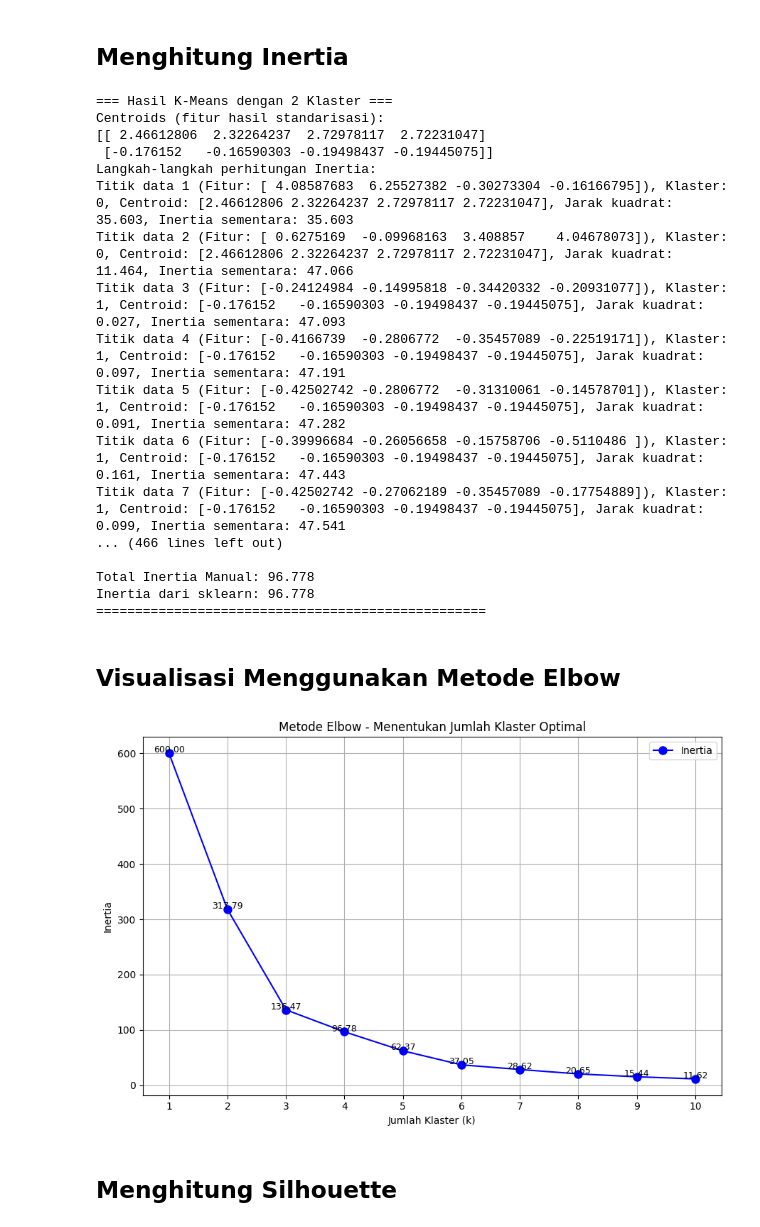
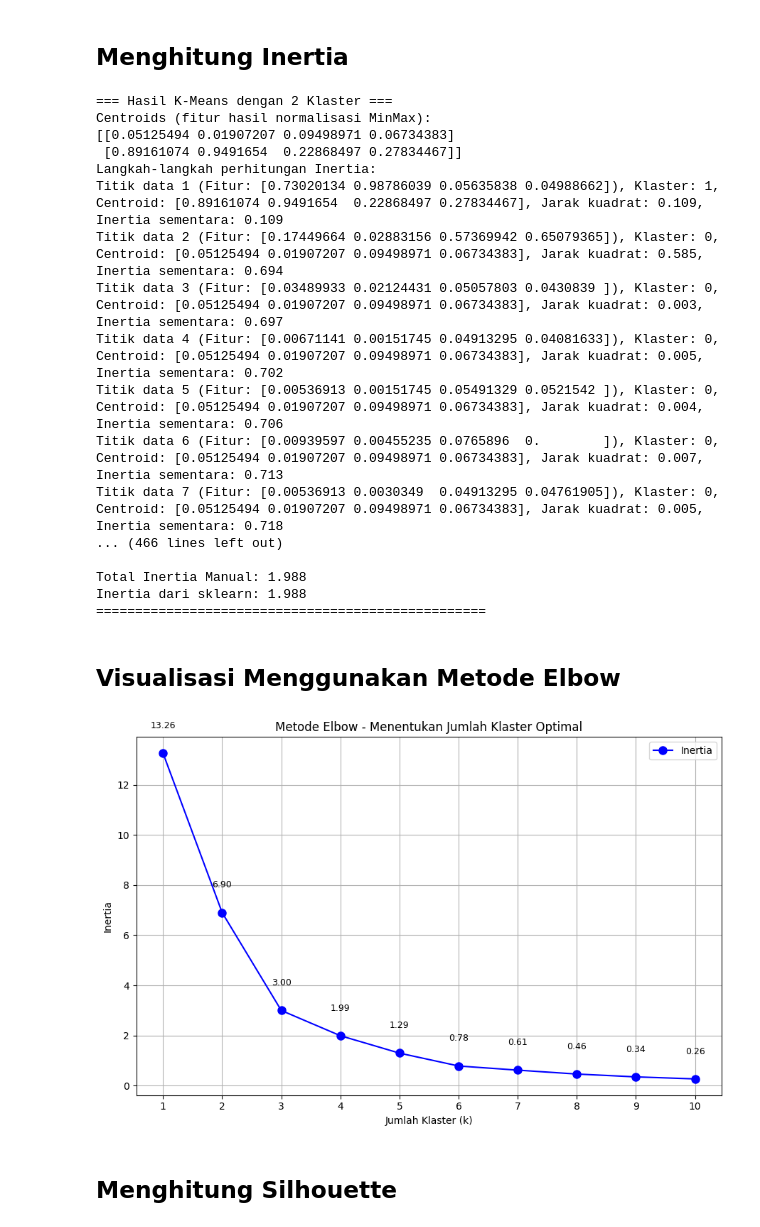
Before and after one commit to fuad76/pendata, a Jupyter notebook: _sources/K_Mean.ipynb, the cells around one changed output. Saved outputs shown, nothing was run; the diff lists cells and outputs as text; code cells hidden in the pictures.

```diff
--- a/_sources/K_Mean.ipynb
+++ b/_sources/K_Mean.ipynb
@@ -149,0 +185,18 @@ print(df_merged.to_string(index=False))
+# %%
+#Visualisasi dataset dengan 2 Dimensi
+
+# Ubah kolom 'class' menjadi kategori jika belum
+df_merged['class'] = df_merged['class'].astype('category')
+
+# Plot 2D scatter plot
+plt.figure(figsize=(8, 6))
+for label in df_merged['class'].cat.categories:
+    subset = df_merged[df_merged['class'] == label]
+    plt.scatter(subset['sepal_length'], subset['sepal_width'], label=label, s=80, edgecolors='k')
+
+plt.title("Visualisasi 2D Dataset")
+plt.xlabel("Sepal Length")
+plt.ylabel("Sepal Width")
+plt.legend(title='Class')
+plt.grid(True)
+plt.show()
@@ -151,8 +237,9 @@ print(df_merged.to_string(index=False))
 ## **Clauster data menggunakan metode k means dengan claster 2,3,4**
 # %%
 from sklearn.cluster import KMeans
-from sklearn.preprocessing import StandardScaler, LabelEncoder
+from sklearn.preprocessing import MinMaxScaler, LabelEncoder
 from sklearn.metrics import adjusted_rand_score
+import pandas as pd
 
 # 1. Pastikan kolom 'class' ada dan ubah ke angka sebagai ground truth
 if 'class' in df_merged.columns:
@@ -173,9 +260,12 @@ X = X.select_dtypes(include=[int, float])
 if X.shape[1] == 0:
     raise ValueError("Tidak ada kolom numerik yang bisa digunakan untuk clustering!")
 
-# 3. Standarisasi data
-scaler = StandardScaler()
+# 3. Normalisasi data dengan MinMaxScaler
+scaler = MinMaxScaler()
 X_scaled = scaler.fit_transform(X)
+X_scaled_df = pd.DataFrame(X_scaled, columns=X.columns)
+print("\nData setelah dinormalisasi (X_scaled_df):")
+print(X_scaled_df.head())
 
 # 4. Fungsi untuk menjalankan K-Means dan mengevaluasi akurasi
 def perform_kmeans(X_scaled, y, k):
@@ -282,11 +451,11 @@ for k in [2, 3, 4]:
 ## **Menghitung Inertia**
 # %%
 from sklearn.cluster import KMeans
-from sklearn.preprocessing import StandardScaler
+from sklearn.preprocessing import MinMaxScaler
 import numpy as np
 
-# 1. Standarisasi data
-scaler = StandardScaler()
+# 1. Normalisasi data dengan MinMaxScaler
+scaler = MinMaxScaler()
 X_scaled = scaler.fit_transform(X)
 
 # 2. Fungsi untuk menghitung inertia secara manual
@@ -312,7 +481,7 @@ def perform_kmeans(X_scaled, y, k):
     centroids = kmeans.cluster_centers_   # Ambil posisi centroid
 
     print(f"\n=== Hasil K-Means dengan {k} Klaster ===")
-    print(f"Centroids (fitur hasil standarisasi):\n{centroids}")
+    print(f"Centroids (fitur hasil normalisasi MinMax):\n{centroids}")
 
     # Hitung inertia manual
     manual_inertia = calculate_inertia_step_by_step(X_scaled, labels, centroids)
@@ -330,60 +499,60 @@ for k in [2, 3, 4]:
     perform_kmeans(X_scaled, y, k)
 # %% [output]
 === Hasil K-Means dengan 2 Klaster ===
-Centroids (fitur hasil standarisasi):
-[[ 2.46612806  2.32264237  2.72978117  2.72231047]
- [-0.176152   -0.16590303 -0.19498437 -0.19445075]]
+Centroids (fitur hasil normalisasi MinMax):
+[[0.05125494 0.01907207 0.09498971 0.06734383]
+ [0.89161074 0.9491654  0.22868497 0.27834467]]
 Langkah-langkah perhitungan Inertia:
-Titik data 1 (Fitur: [ 4.08587683  6.25527382 -0.30273304 -0.16166795]), Klaster: 0, Centroid: [2.46612806 2.32264237 2.72978117 2.72231047], Jarak kuadrat: 35.603, Inertia sementara: 35.603
-Titik data 2 (Fitur: [ 0.6275169  -0.09968163  3.408857    4.04678073]), Klaster: 0, Centroid: [2.46612806 2.32264237 2.72978117 2.72231047], Jarak kuadrat: 11.464, Inertia sementara: 47.066
-Titik data 3 (Fitur: [-0.24124984 -0.14995818 -0.34420332 -0.20931077]), Klaster: 1, Centroid: [-0.176152   -0.16590303 -0.19498437 -0.19445075], Jarak kuadrat: 0.027, Inertia sementara: 47.093
-Titik data 4 (Fitur: [-0.4166739  -0.2806772  -0.35457089 -0.22519171]), Klaster: 1, Centroid: [-0.176152   -0.16590303 -0.19498437 -0.19445075], Jarak kuadrat: 0.097, Inertia sementara: 47.191
-Titik data 5 (Fitur: [-0.42502742 -0.2806772  -0.31310061 -0.14578701]), Klaster: 1, Centroid: [-0.176152   -0.16590303 -0.19498437 -0.19445075], Jarak kuadrat: 0.091, Inertia sementara: 47.282
-Titik data 6 (Fitur: [-0.39996684 -0.26056658 -0.15758706 -0.5110486 ]), Klaster: 1, Centroid: [-0.176152   -0.16590303 -0.19498437 -0.19445075], Jarak kuadrat: 0.161, Inertia sementara: 47.443
-Titik data 7 (Fitur: [-0.42502742 -0.27062189 -0.35457089 -0.17754889]), Klaster: 1, Centroid: [-0.176152   -0.16590303 -0.19498437 -0.19445075], Jarak kuadrat: 0.099, Inertia sementara: 47.541
+Titik data 1 (Fitur: [0.73020134 0.98786039 0.05635838 0.04988662]), Klaster: 1, Centroid: [0.89161074 0.9491654  0.22868497 0.27834467], Jarak kuadrat: 0.109, Inertia sementara: 0.109
+Titik data 2 (Fitur: [0.17449664 0.02883156 0.57369942 0.65079365]), Klaster: 0, Centroid: [0.05125494 0.01907207 0.09498971 0.06734383], Jarak kuadrat: 0.585, Inertia sementara: 0.694
+Titik data 3 (Fitur: [0.03489933 0.02124431 0.05057803 0.0430839 ]), Klaster: 0, Centroid: [0.05125494 0.01907207 0.09498971 0.06734383], Jarak kuadrat: 0.003, Inertia sementara: 0.697
+Titik data 4 (Fitur: [0.00671141 0.00151745 0.04913295 0.04081633]), Klaster: 0, Centroid: [0.05125494 0.01907207 0.09498971 0.06734383], Jarak kuadrat: 0.005, Inertia sementara: 0.702
+Titik data 5 (Fitur: [0.00536913 0.00151745 0.05491329 0.0521542 ]), Klaster: 0, Centroid: [0.05125494 0.01907207 0.09498971 0.06734383], Jarak kuadrat: 0.004, Inertia sementara: 0.706
+Titik data 6 (Fitur: [0.00939597 0.00455235 0.0765896  0.        ]), Klaster: 0, Centroid: [0.05125494 0.01907207 0.09498971 0.06734383], Jarak kuadrat: 0.007, Inertia sementara: 0.713
+Titik data 7 (Fitur: [0.00536913 0.0030349  0.04913295 0.04761905]), Klaster: 0, Centroid: [0.05125494 0.01907207 0.09498971 0.06734383], Jarak kuadrat: 0.005, Inertia sementara: 0.718
 ... (466 lines left out)
 
-Total Inertia Manual: 96.778
-Inertia dari sklearn: 96.778
+Total Inertia Manual: 1.988
+Inertia dari sklearn: 1.988
 ==================================================
 # %% [markdown]
 ## **Visualisasi Menggunakan Metode Elbow**
 # %%
 from sklearn.cluster import KMeans
-from sklearn.preprocessing import StandardScaler
+from sklearn.preprocessing import MinMaxScaler
 import matplotlib.pyplot as plt
 
-
-scaler = StandardScaler()
+# 1. Normalisasi data dengan MinMaxScaler
+scaler = MinMaxScaler()
 X_scaled = scaler.fit_transform(X)
 
 # 2. Hitung inertia untuk berbagai nilai k
 inertias = []
 K_range = range(1, 11)
 
 for k in K_range:
     kmeans = KMeans(n_clusters=k, random_state=42, n_init=10)
     kmeans.fit(X_scaled)
     inertias.append(kmeans.inertia_)
 
 # 3. Plot Elbow Diagram
 plt.figure(figsize=(9, 6))
 plt.plot(K_range, inertias, 'bo-', markersize=8, label='Inertia')
 plt.title("Metode Elbow - Menentukan Jumlah Klaster Optimal")
 plt.xlabel("Jumlah Klaster (k)")
 plt.ylabel("Inertia")
 plt.xticks(K_range)
 plt.grid(True)
 
 # Tambahkan label inertia di tiap titik
 for i, inertia in enumerate(inertias):
     plt.text(K_range[i], inertias[i] + 1, f"{inertia:.2f}", ha='center', fontsize=9)
 
 plt.legend()
 plt.tight_layout()
 plt.show()
 # %% [output]
-[figure, old version]
+[figure, new version]
 # %% [markdown]
 ## **Menghitung Silhouette**
 # %%
```
Also changed, not shown: parts of 14 cells of this notebook, 12 other files.
